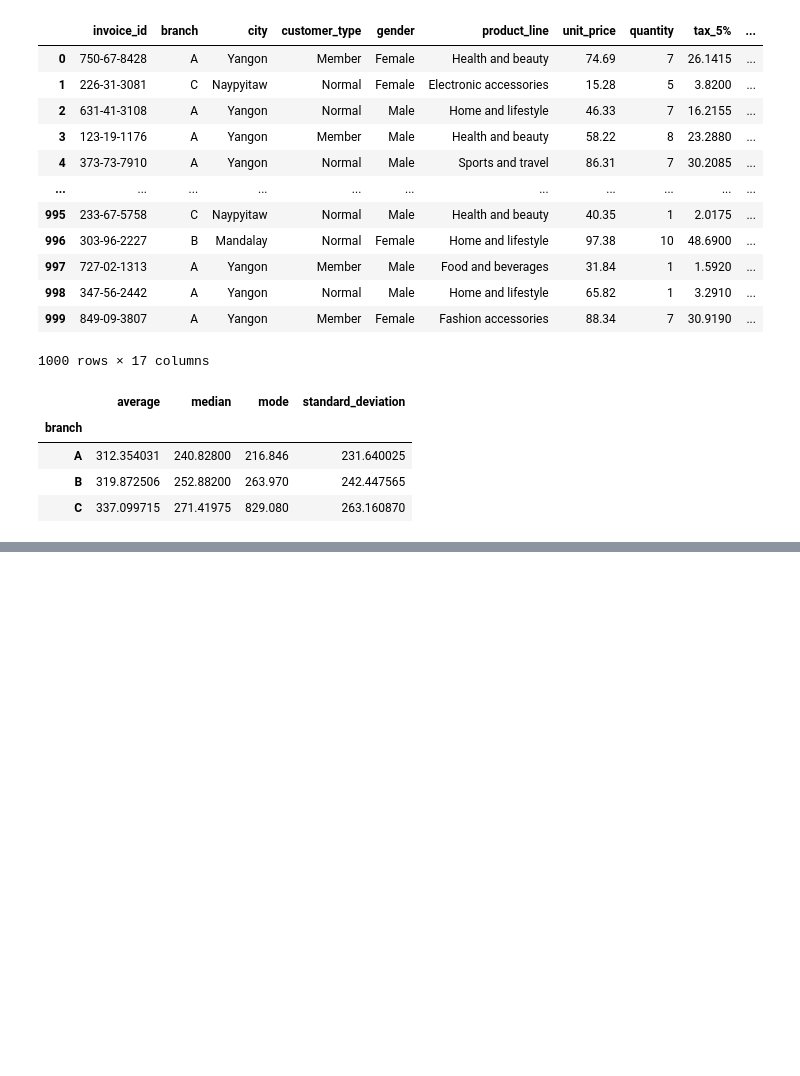
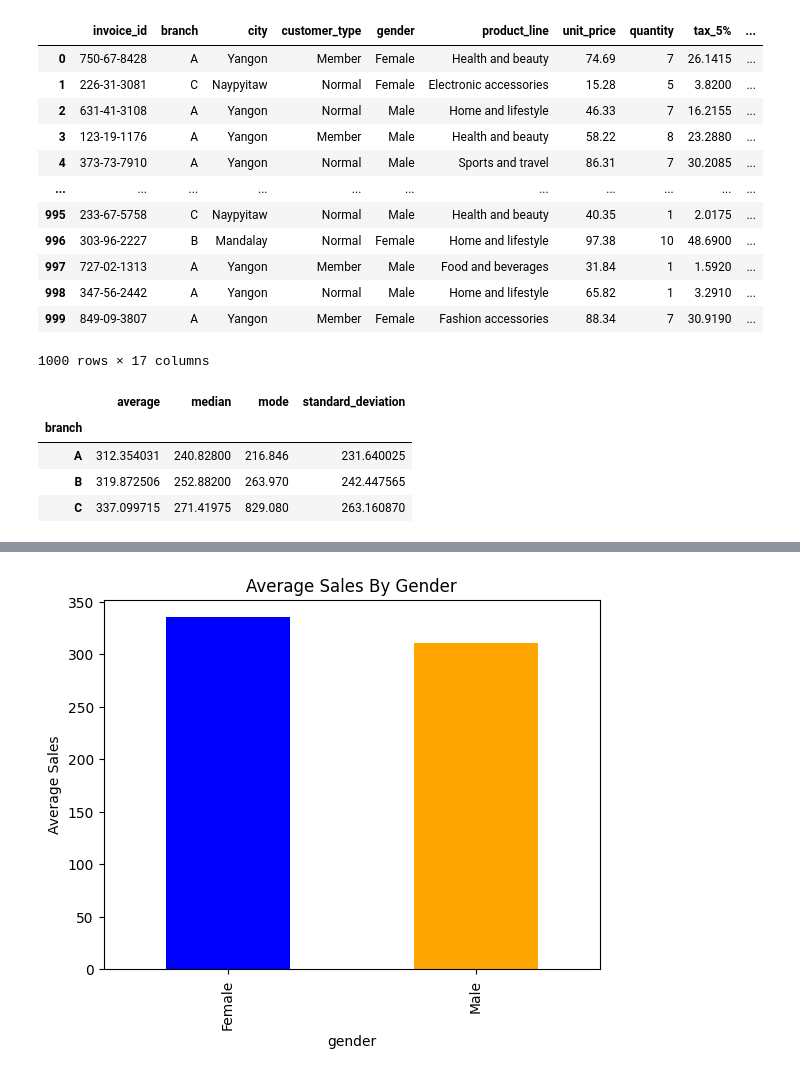
Before and after one commit to luisruro/data-analysis, a Jupyter notebook: supermarket_sales/AnalisysDescriptiveStatistics.ipynb, the cells around one changed output, grey strips where cells are left out. Saved outputs shown, nothing was run; the diff lists cells and outputs as text; code cells hidden in the pictures; blank space fills up the shorter version.

```diff
--- a/supermarket_sales/AnalisysDescriptiveStatistics.ipynb
+++ b/supermarket_sales/AnalisysDescriptiveStatistics.ipynb
@@ -46,0 +82,6 @@ statistics
+# %%
+average_sales_by_gender.plot(kind='bar', title='Average Sales By Gender', color=["blue", "orange"])
+plt.ylabel('Average Sales')
+plt.show()
+# %% [output]
+[figure, added]
```
Also changed, not shown: parts of 2 cells of this notebook, 1 other file.
